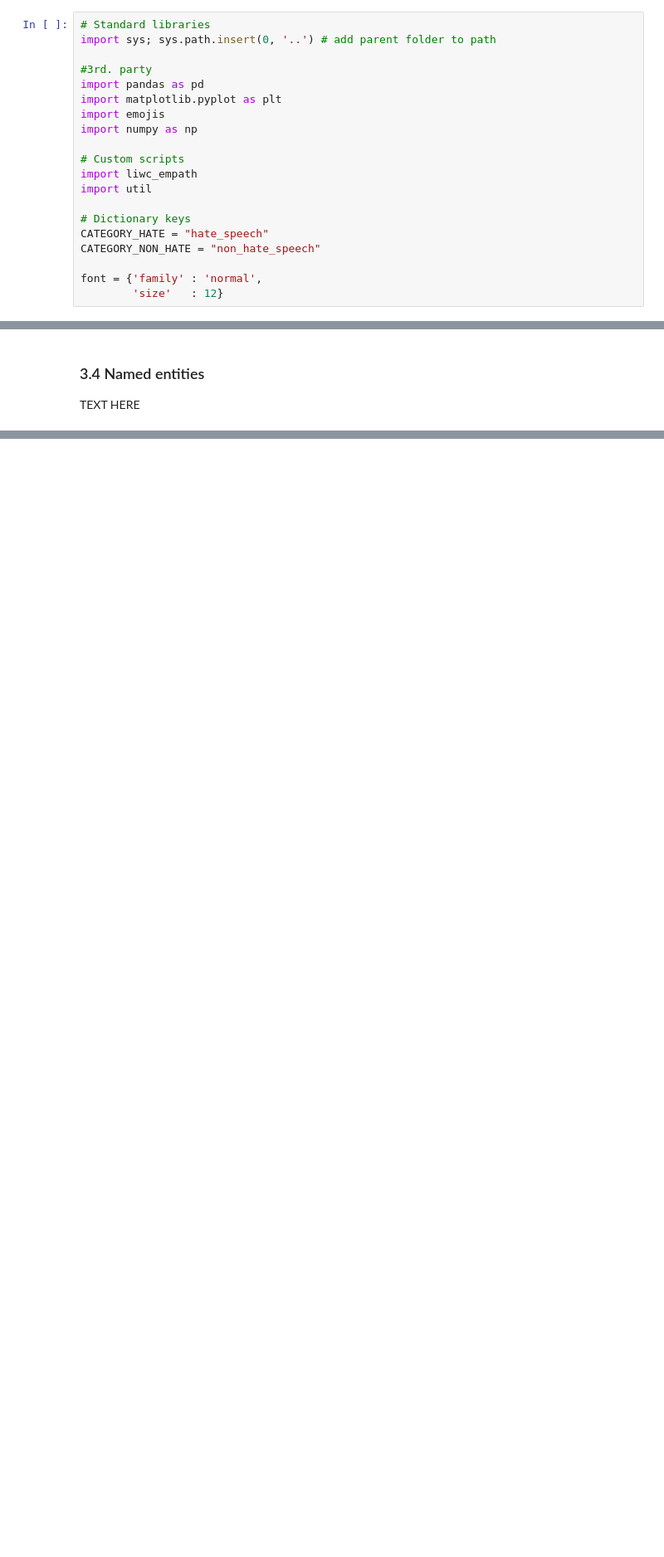
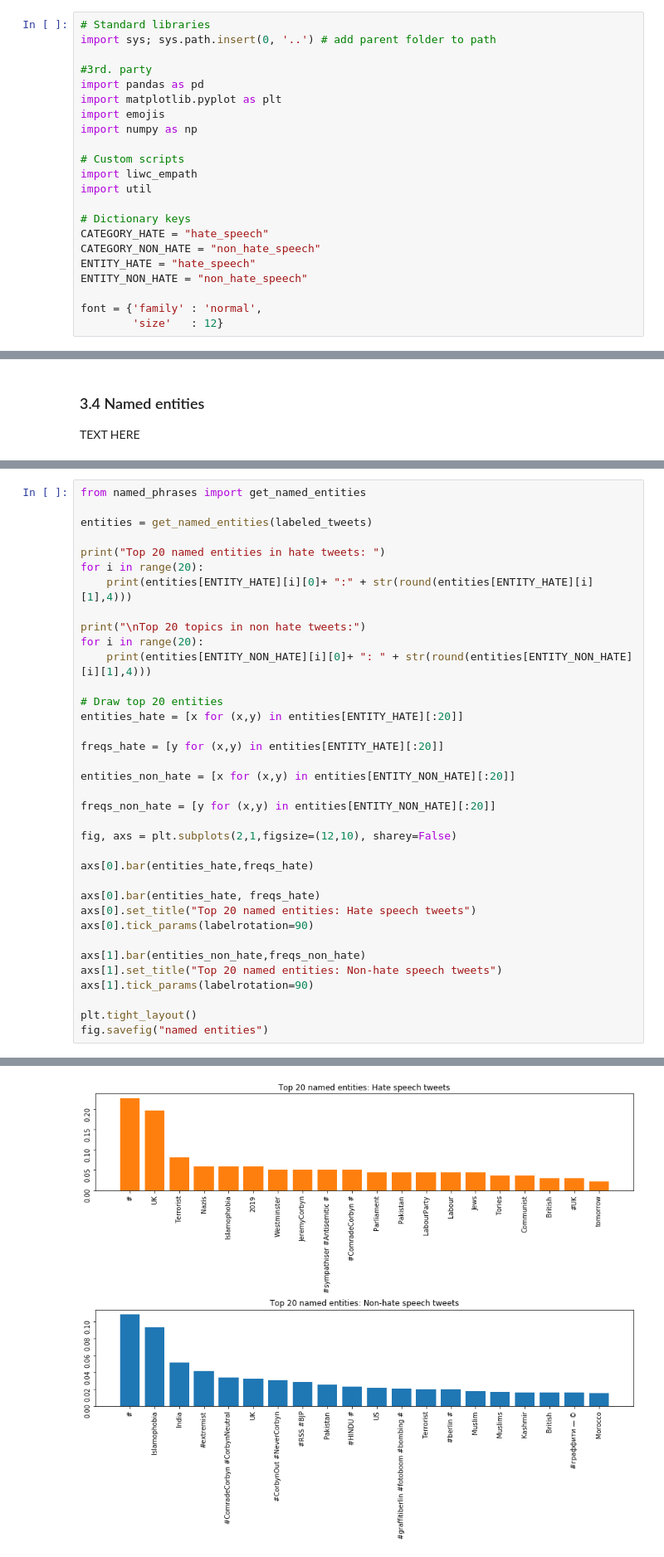
Before and after one commit to tokuosma/NLP2019, a Jupyter notebook: Notebook/Hate speech detection 2.ipynb, the cells around one changed output, grey strips where cells are left out. Shown at 83% size. Cells and saved outputs as stored; diff of their text form; blank space fills up the shorter version.

Commit message:
Write about named entities in report. Add named entity section to Notebook.

```diff
--- a/Notebook/Hate speech detection 2.ipynb
+++ b/Notebook/Hate speech detection 2.ipynb
@@ -26,6 +26,8 @@ import util
 # Dictionary keys
 CATEGORY_HATE = "hate_speech"
 CATEGORY_NON_HATE = "non_hate_speech"
+ENTITY_HATE = "hate_speech"
+ENTITY_NON_HATE = "non_hate_speech"
 
 font = {'family' : 'normal',
         'size'   : 12}
@@ -159,0 +216,37 @@ TEXT HERE
+# %%
+from named_phrases import get_named_entities
+
+entities = get_named_entities(labeled_tweets)
+
+print("Top 20 named entities in hate tweets: ")
+for i in range(20):
+    print(entities[ENTITY_HATE][i][0]+ ":" + str(round(entities[ENTITY_HATE][i][1],4)))
+
+print("\nTop 20 topics in non hate tweets:")
+for i in range(20):
+    print(entities[ENTITY_NON_HATE][i][0]+ ": " + str(round(entities[ENTITY_NON_HATE][i][1],4)))
+
+# Draw top 20 entities
+entities_hate = [x for (x,y) in entities[ENTITY_HATE][:20]]
+
+freqs_hate = [y for (x,y) in entities[ENTITY_HATE][:20]]
+
+entities_non_hate = [x for (x,y) in entities[ENTITY_NON_HATE][:20]]
+
+freqs_non_hate = [y for (x,y) in entities[ENTITY_NON_HATE][:20]]
+
+fig, axs = plt.subplots(2,1,figsize=(12,10), sharey=False)
+
+axs[0].bar(entities_hate,freqs_hate)
+
+axs[0].bar(entities_hate, freqs_hate)
+axs[0].set_title("Top 20 named entities: Hate speech tweets")
+axs[0].tick_params(labelrotation=90)
+
+axs[1].bar(entities_non_hate,freqs_non_hate)
+axs[1].set_title("Top 20 named entities: Non-hate speech tweets")
+axs[1].tick_params(labelrotation=90)
+
+plt.tight_layout()
+fig.savefig("named entities")
+# %% [output]
@@ -160,3 +270,4 @@ TEXT HERE
+[figure, added]
 # %% [markdown]
 ### 3.5 Named phrases
 TEXT HERE
```
Also changed, not shown: parts of 6 cells of this notebook, 7 other files.
